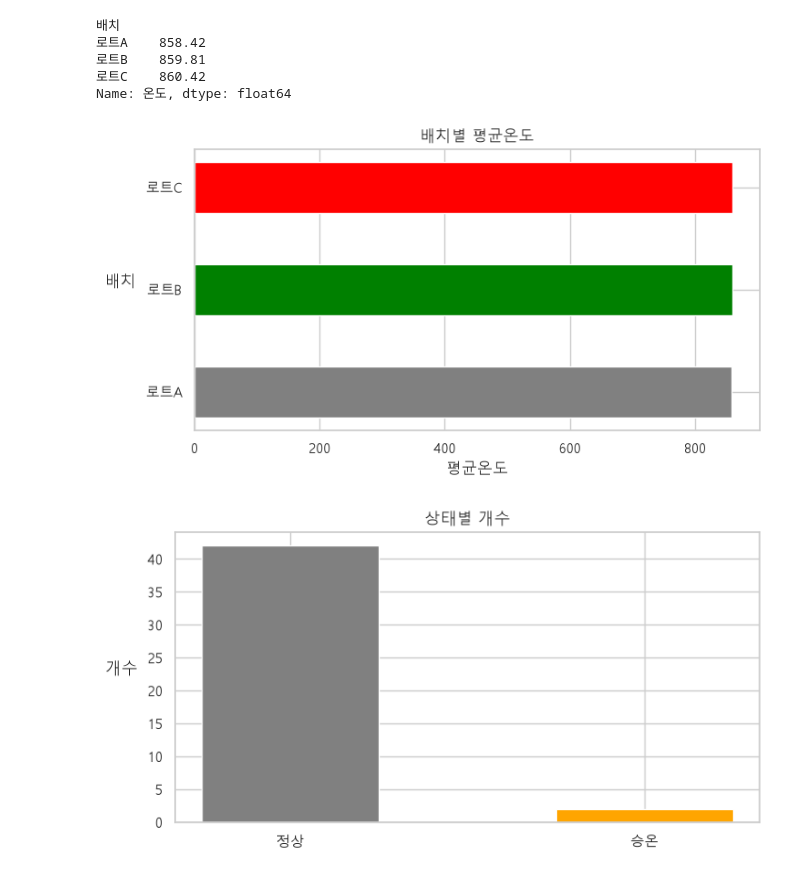
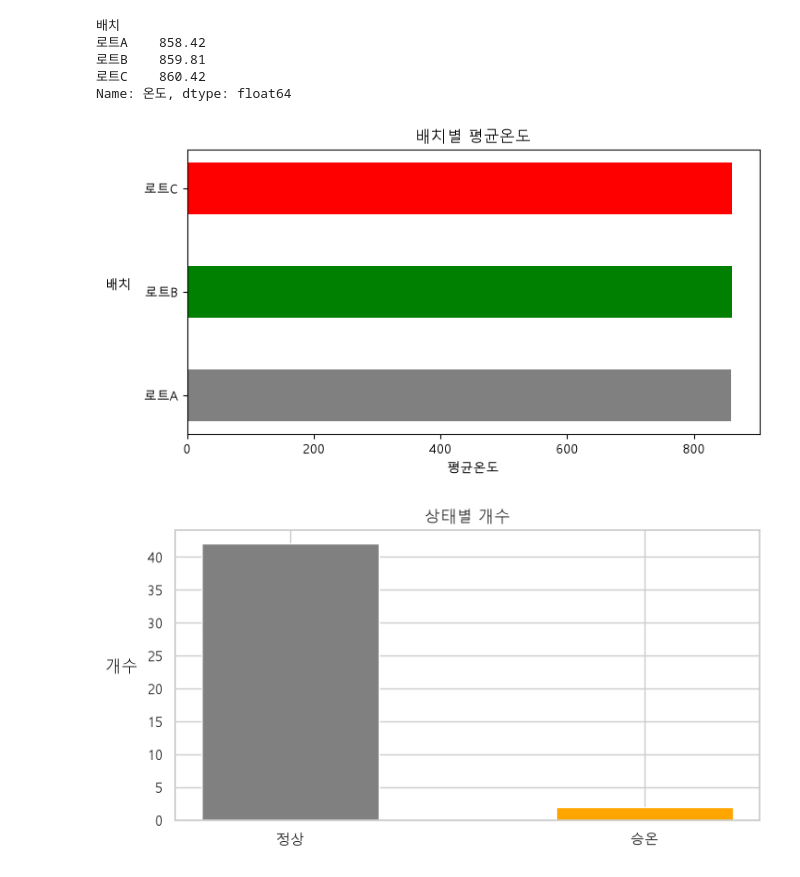
Before and after one commit to show4336-collab/KNA-DataAnalysis-1st, a Jupyter notebook: 260825practice.ipynb, the cells around one changed output. Saved outputs shown, nothing was run; the diff lists cells and outputs as text; code cells hidden in the pictures.

```diff
--- a/260825practice.ipynb
+++ b/260825practice.ipynb
@@ -2,69 +2,34 @@
 # [환경 설정] 한글 폰트 설정 및 필수 라이브러리 로드
 # macOS, Windows, Linux, Google Colab 환경에 맞춰 한글 깨짐 없이 동작하도록 자동 감지 설정합니다.
 
 import platform
 import matplotlib.pyplot as plt
 import matplotlib.font_manager as fm
 import pandas as pd
 import numpy as np
-
-try:
-    import seaborn as sns
-except ImportError:
-    pass
-
-# 운영체제(OS)별 한글 폰트 자동 설정
-system_name = platform.system()
-if system_name == 'Darwin':          # macOS
-    plt.rcParams['font.family'] = 'AppleGothic'
-    plt.rcParams['font.sans-serif'] = ['AppleGothic', 'Apple SD Gothic Neo', 'NanumGothic', 'DejaVu Sans']
-elif system_name == 'Windows':       # Windows
-    plt.rcParams['font.family'] = 'Malgun Gothic'
-    plt.rcParams['font.sans-serif'] = ['Malgun Gothic', 'NanumGothic', 'DejaVu Sans']
-else:                               # Linux / Google Colab
-    try:
-        nanum_fonts = [f.name for f in fm.fontManager.ttflist if 'Nanum' in f.name]
-        if nanum_fonts:
-            plt.rcParams['font.family'] = nanum_fonts[0]
-        else:
-            import subprocess
-            subprocess.run(['apt-get', 'install', '-y', 'fonts-nanum'], check=False, stdout=subprocess.DEVNULL)
-            fm.fontManager.addfont('/usr/share/fonts/truetype/nanum/NanumGothic.ttf')
-            plt.rcParams['font.family'] = 'NanumGothic'
-    except Exception:
-        pass
-    plt.rcParams['font.sans-serif'] = ['NanumGothic', 'DejaVu Sans']
-
-# 마이너스 기호 깨짐 방지 및 Seaborn 폰트 동기화
-plt.rcParams['axes.unicode_minus'] = False
-try:
-    if 'sns' in locals():
-        sns.set_theme(style='whitegrid', font=plt.rcParams['font.family'])
-except Exception:
-    pass
 
 # 실습 1. 막대 그래프 직접 그리기
 df = pd.read_csv('.venv/17_열처리.csv')
 
 avg = df.groupby('배치')['온도'].mean().round(2)
 print(avg.head(3))
 
 plt.figure(figsize=(8, 4))
 
 # plt.bar(avg.index, avg.values, width=0.5, color=['gray', 'green', 'red'])
 plt.barh(avg.index, avg.values, color=['gray', 'green', 'red'], height=0.5)
 
 plt.title('배치별 평균온도')
 plt.xlabel('평균온도')
 plt.ylabel('배치', rotation=0, labelpad=20)
 plt.show()
 # %% [output]
 배치
 로트A    858.42
 로트B    859.81
 로트C    860.42
 Name: 온도, dtype: float64
-[figure, old version]
+[figure, new version]
 # %%
 status = df['상태'].value_counts()
 
```
